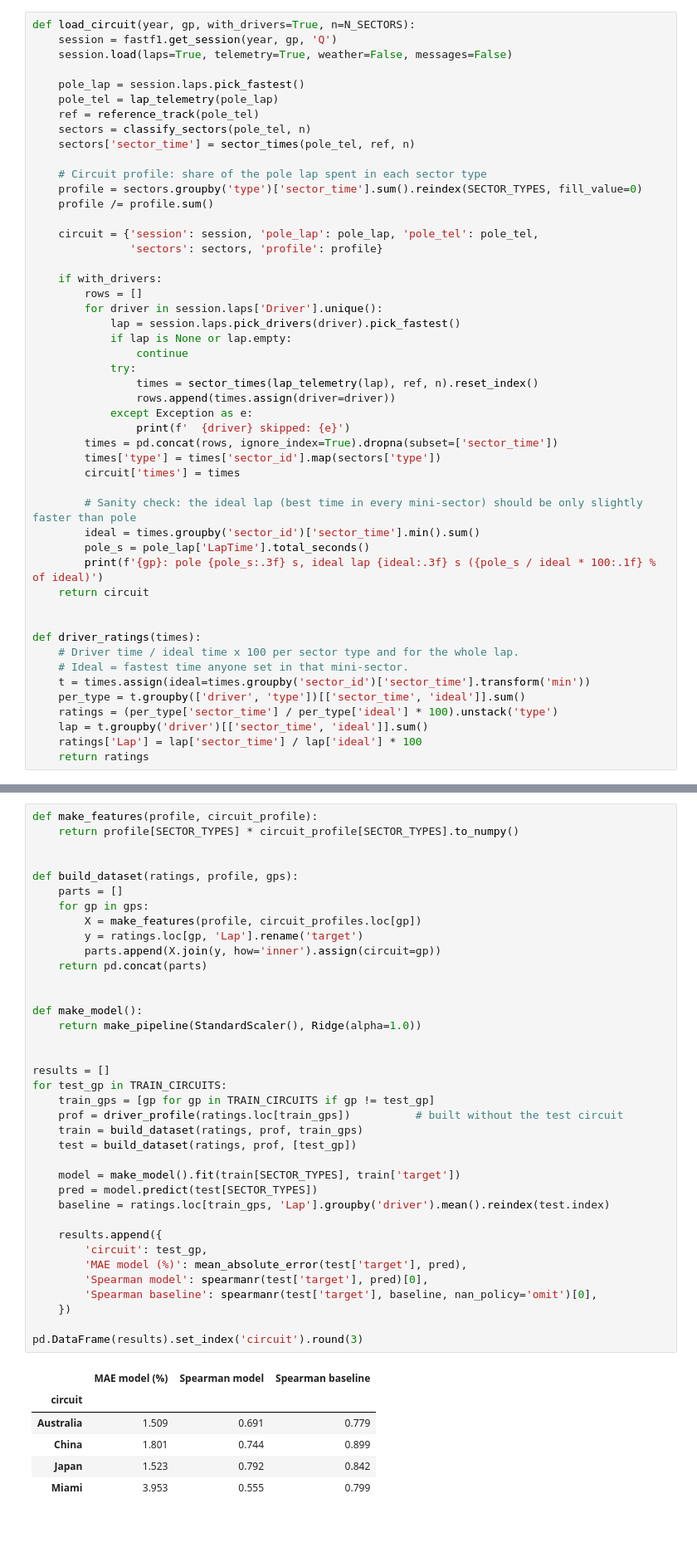
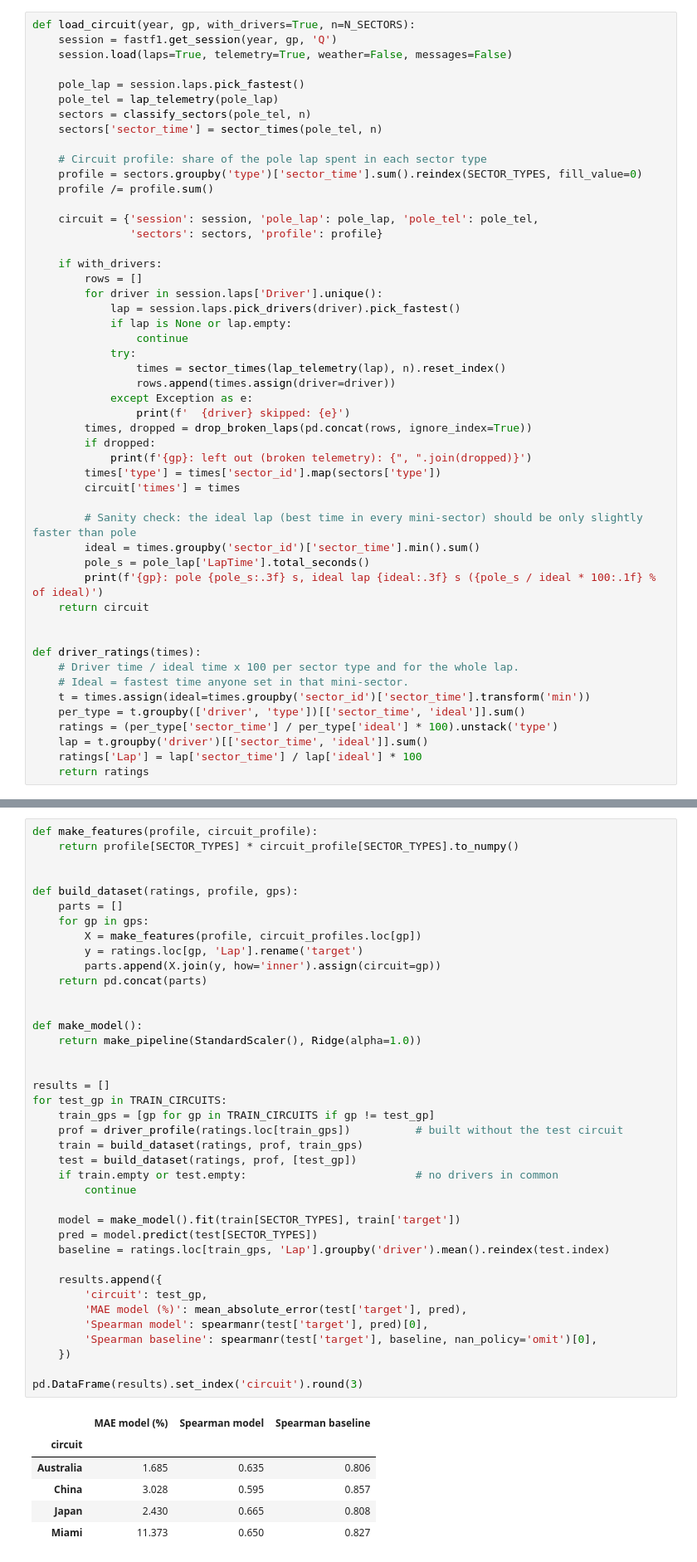
Before and after one commit to Coro19/ml-playground, a Jupyter notebook: f1/qualifying_corner_analysis.ipynb, the cells around one changed output, grey strips where cells are left out. Shown at 83% size. Drawn from its saved outputs; the diff is of its cells as text; blank space fills up the shorter version.

```diff
--- a/f1/qualifying_corner_analysis.ipynb
+++ b/f1/qualifying_corner_analysis.ipynb
@@ -157,9 +120,8 @@ def load_circuit(year, gp, with_drivers=True, n=N_SECTORS):
 
     pole_lap = session.laps.pick_fastest()
     pole_tel = lap_telemetry(pole_lap)
-    ref = reference_track(pole_tel)
     sectors = classify_sectors(pole_tel, n)
-    sectors['sector_time'] = sector_times(pole_tel, ref, n)
+    sectors['sector_time'] = sector_times(pole_tel, n)
 
     # Circuit profile: share of the pole lap spent in each sector type
     profile = sectors.groupby('type')['sector_time'].sum().reindex(SECTOR_TYPES, fill_value=0)
@@ -175,11 +137,13 @@ def load_circuit(year, gp, with_drivers=True, n=N_SECTORS):
             if lap is None or lap.empty:
                 continue
             try:
-                times = sector_times(lap_telemetry(lap), ref, n).reset_index()
+                times = sector_times(lap_telemetry(lap), n).reset_index()
                 rows.append(times.assign(driver=driver))
             except Exception as e:
                 print(f'  {driver} skipped: {e}')
-        times = pd.concat(rows, ignore_index=True).dropna(subset=['sector_time'])
+        times, dropped = drop_broken_laps(pd.concat(rows, ignore_index=True))
+        if dropped:
+            print(f'{gp}: left out (broken telemetry): {", ".join(dropped)}')
         times['type'] = times['sector_id'].map(sectors['type'])
         circuit['times'] = times
 
@@ -407,37 +374,39 @@ def build_dataset(ratings, profile, gps):
         parts.append(X.join(y, how='inner').assign(circuit=gp))
     return pd.concat(parts)
 
 
 def make_model():
     return make_pipeline(StandardScaler(), Ridge(alpha=1.0))
 
 
 results = []
 for test_gp in TRAIN_CIRCUITS:
     train_gps = [gp for gp in TRAIN_CIRCUITS if gp != test_gp]
     prof = driver_profile(ratings.loc[train_gps])          # built without the test circuit
     train = build_dataset(ratings, prof, train_gps)
     test = build_dataset(ratings, prof, [test_gp])
+    if train.empty or test.empty:                          # no drivers in common
+        continue
 
     model = make_model().fit(train[SECTOR_TYPES], train['target'])
     pred = model.predict(test[SECTOR_TYPES])
     baseline = ratings.loc[train_gps, 'Lap'].groupby('driver').mean().reindex(test.index)
 
     results.append({
         'circuit': test_gp,
         'MAE model (%)': mean_absolute_error(test['target'], pred),
         'Spearman model': spearmanr(test['target'], pred)[0],
         'Spearman baseline': spearmanr(test['target'], baseline, nan_policy='omit')[0],
     })
 
 pd.DataFrame(results).set_index('circuit').round(3)
 # %% [output]
 |  | MAE model (%) | Spearman model | Spearman baseline |
 | circuit |  |  |  |
-| Australia | 1.509 | 0.691 | 0.779 |
-| China | 1.801 | 0.744 | 0.899 |
-| Japan | 1.523 | 0.792 | 0.842 |
-| Miami | 3.953 | 0.555 | 0.799 |
+| Australia | 1.685 | 0.635 | 0.806 |
+| China | 3.028 | 0.595 | 0.857 |
+| Japan | 2.430 | 0.665 | 0.808 |
+| Miami | 11.373 | 0.650 | 0.827 |
 # %% [markdown]
 ### Prediction for Monaco
 
```
Also changed, not shown: parts of 13 cells of this notebook.
